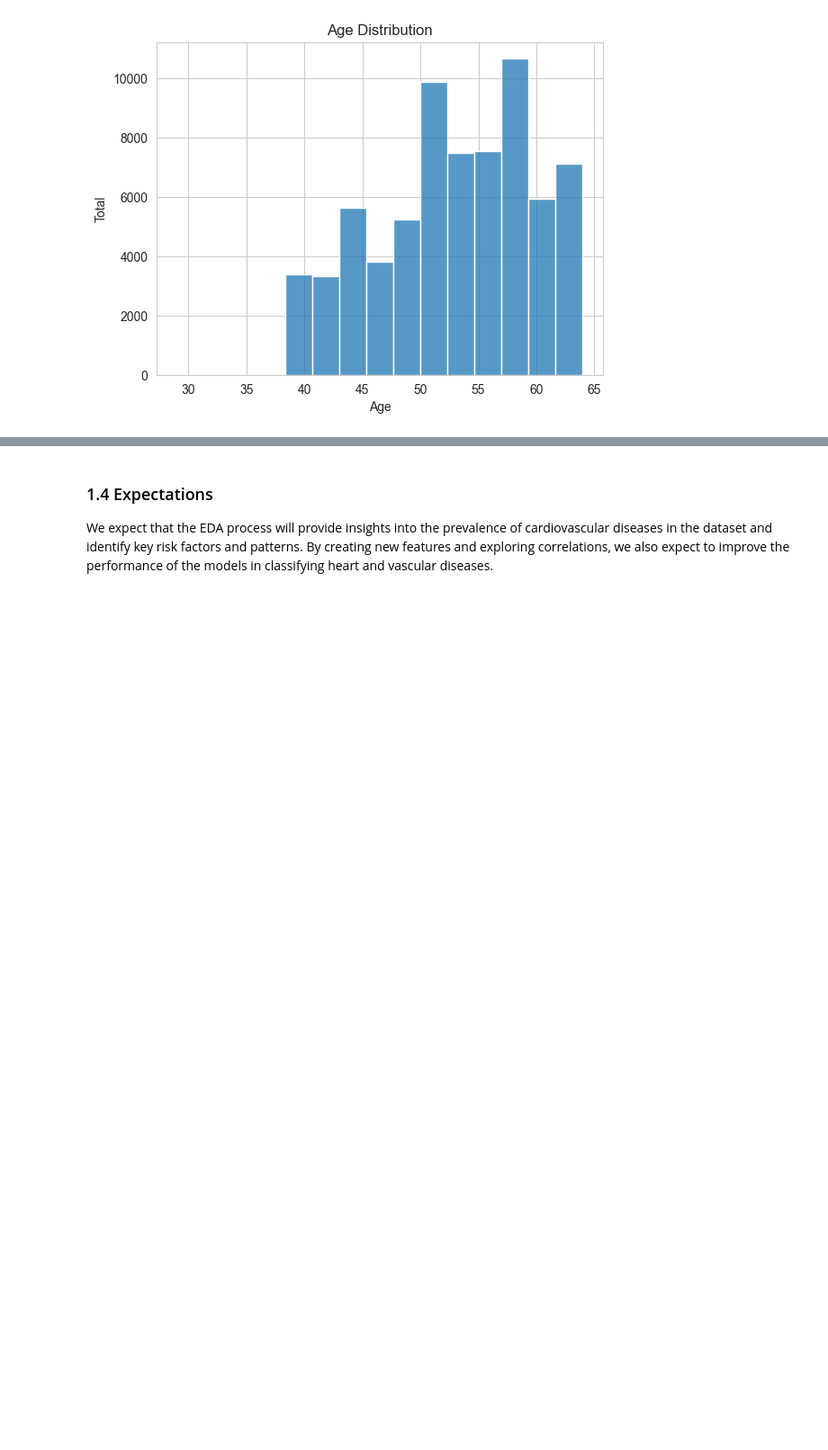
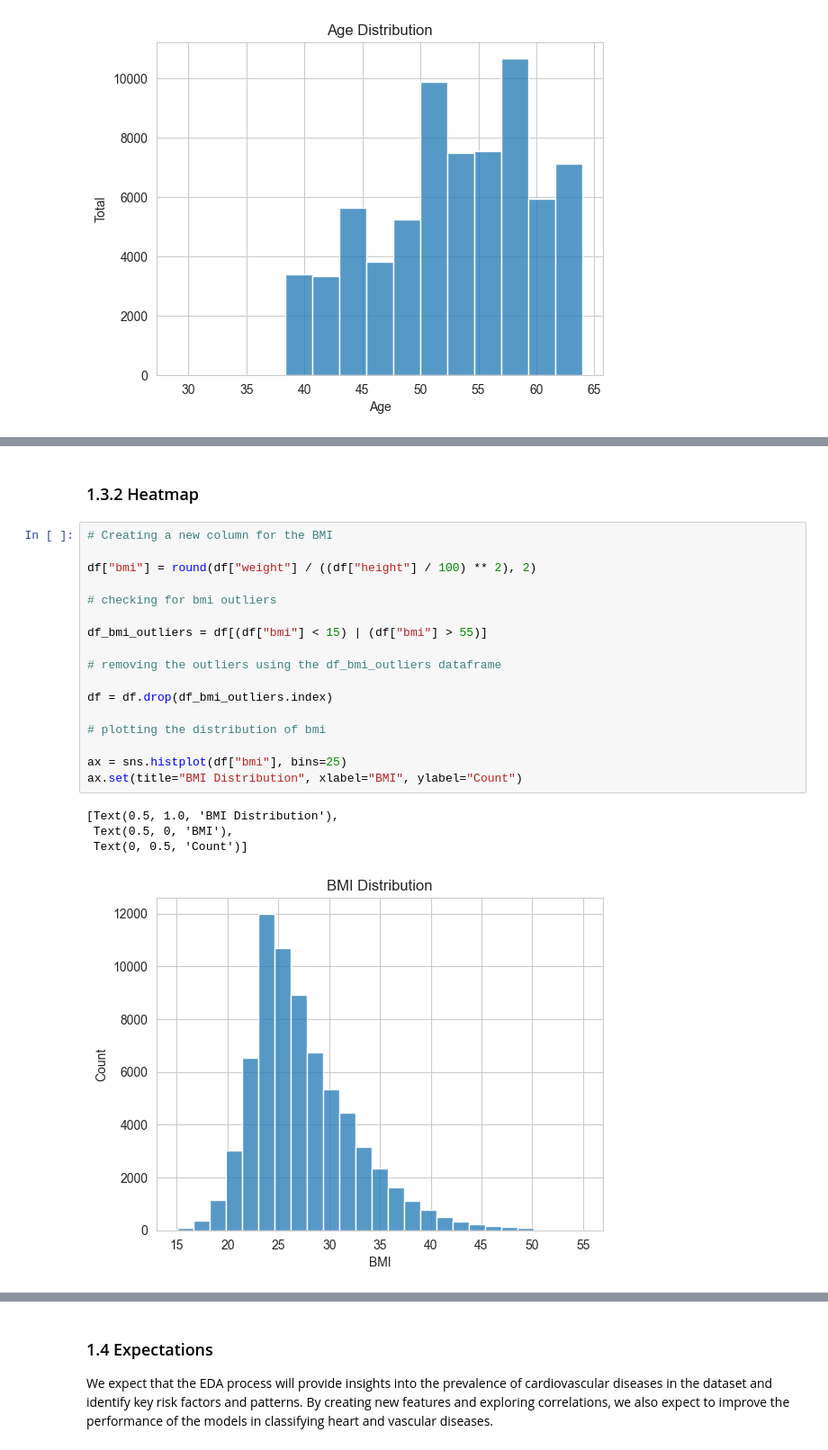
Before and after one commit to Robergjo/MachineLearning-Joakim-Roberg, a Jupyter notebook: Lab/Upgift1.ipynb, the cells around one changed output, grey strips where cells are left out. Shown: that part at 90% size. Saved outputs shown, nothing was run; the diff lists cells and outputs as text; blank space fills up the shorter version.

```diff
--- a/Lab/Upgift1.ipynb
+++ b/Lab/Upgift1.ipynb
@@ -120,0 +153,24 @@ Passing `palette` without assigning `hue` is deprecated and will be removed in v
+# %% [markdown]
+### 1.3.2 Heatmap
+# %%
+# Creating a new column for the BMI
+
+df["bmi"] = round(df["weight"] / ((df["height"] / 100) ** 2), 2)
+
+# checking for bmi outliers
+
+df_bmi_outliers = df[(df["bmi"] < 15) | (df["bmi"] > 55)]
+
+# removing the outliers using the df_bmi_outliers dataframe
+
+df = df.drop(df_bmi_outliers.index)
+
+# plotting the distribution of bmi
+
+ax = sns.histplot(df["bmi"], bins=25)
+ax.set(title="BMI Distribution", xlabel="BMI", ylabel="Count")
+# %% [output]
+[Text(0.5, 1.0, 'BMI Distribution'),
+ Text(0.5, 0, 'BMI'),
+ Text(0, 0.5, 'Count')]
+[figure, added]
```
Also changed, not shown: parts of 8 cells of this notebook.
